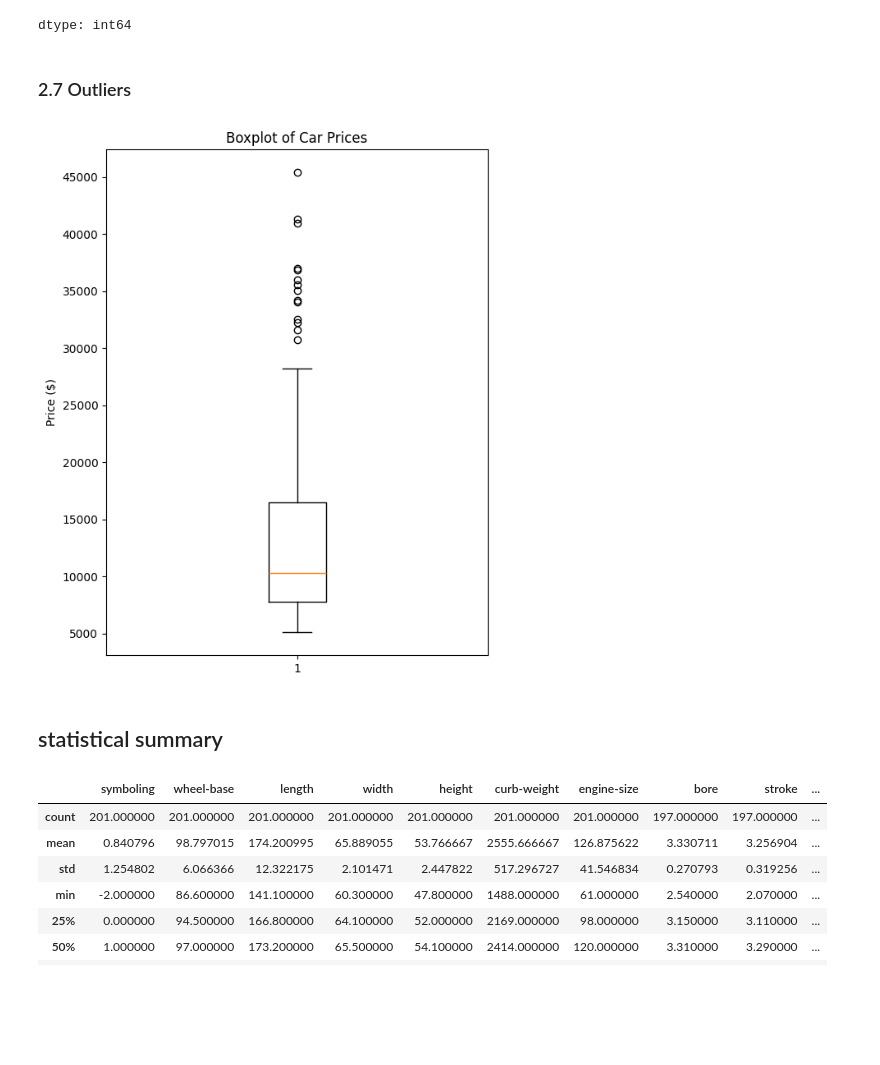
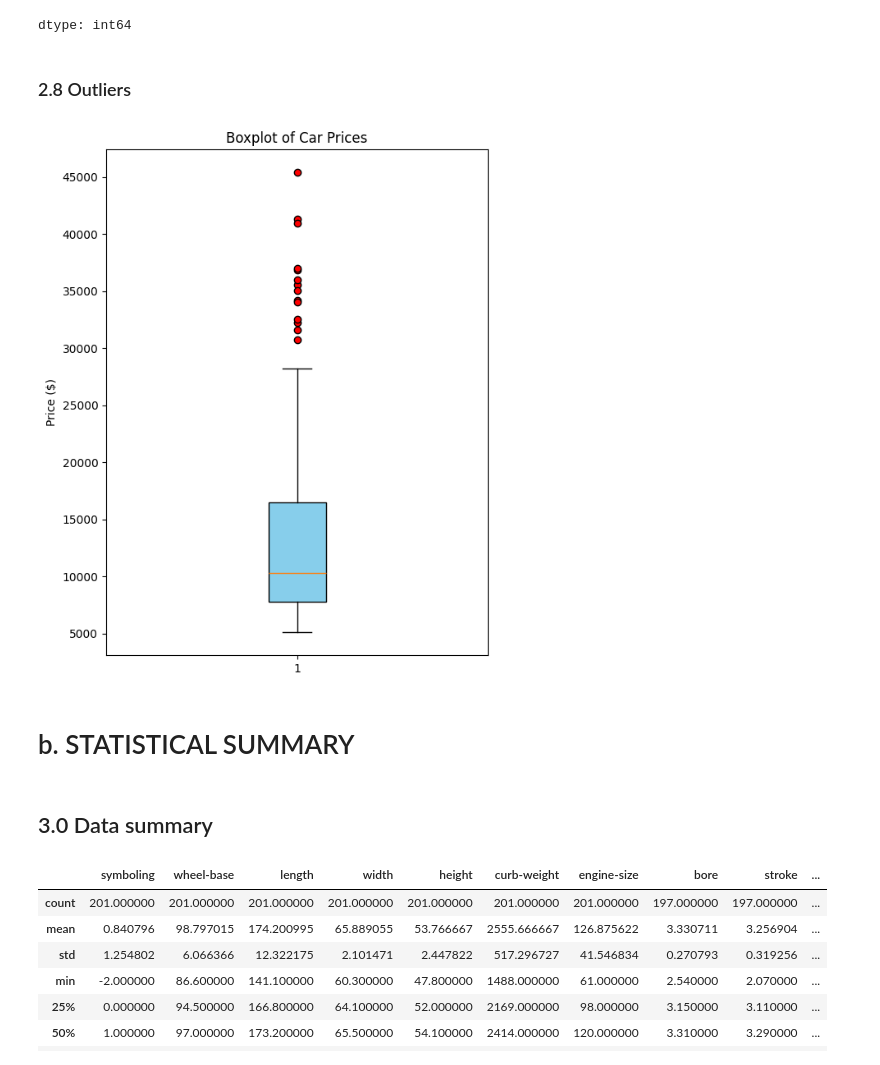
Before and after one commit to stacykeago/analytics-now, a Jupyter notebook: FDA_assignment.ipynb, the cells around one changed output. Cells and saved outputs as stored; diff of their text form; code cells hidden in the pictures; blank space fills up the shorter version.

```diff
--- a/FDA_assignment.ipynb
+++ b/FDA_assignment.ipynb
@@ -34,18 +39,20 @@ from statsmodels.stats.outliers_influence import variance_inflation_factor
 # %% [markdown]
 ## 2.0 Upload Dataset
 # %%
+# 1. Force pandas to display ALL columns and rows without truncation
+pd.set_option('display.max_columns', None)
+pd.set_option('display.width', 1000)
+
 url = 'https://cf-courses-data.s3.us.cloud-object-storage.appdomain.cloud/IBMDeveloperSkillsNetwork-DA0101EN-SkillsNetwork/labs/Data%20files/auto.csv'
 
 auto = pd.read_csv(url, header=None)
 
 # 2. Define the correct column names for this specific IBM dataset
-headers = ["symboling", "normalized-losses", "make", "fuel-type", "aspiration",
-           "num-of-doors", "body-style", "drive-wheels", "engine-location",
-           "wheel-base", "length", "width", "height", "curb-weight", "engine-type",
-           "num-of-cylinders", "engine-size", "fuel-system", "bore", "stroke",
+headers = ["symboling", "normalized-losses", "make", "fuel-type", "aspiration", "num-of-doors", "body-style", "drive-wheels", "engine-location",
+           "wheel-base", "length", "width", "height", "curb-weight", "engine-type","num-of-cylinders", "engine-size", "fuel-system", "bore", "stroke",
            "compression-ratio", "horsepower", "peak-rpm", "city-mpg", "highway-mpg", "price"]
 
-# 3. Assign the columns to your dataframe
+# 3. Assign the columns to dataframe
 auto.columns = headers
 
 # preview 10 rows
@@ -253,20 +205,24 @@ auto.nunique()
 | price | 186 |
 dtype: int64
 # %% [markdown]
-### 2.7 Outliers
+### 2.8 Outliers
 # %%
-# 4. Extract clean prices and plot
-clean_prices = auto["price"]
+# Force numeric extraction and drop missing values to prevent execution crashes
+clean_prices = pd.to_numeric(auto["price"], errors="coerce").dropna()
 
 plt.figure(figsize=(6, 8))
-plt.boxplot(clean_prices)  # Passed the variable, not a string
+plt.boxplot(clean_prices, patch_artist=True,
+            boxprops=dict(facecolor="skyblue", color="black"),
+            flierprops=dict(markerfacecolor="red", marker="o"))
 plt.title("Boxplot of Car Prices")
 plt.ylabel("Price ($)")
 plt.show()
 # %% [output]
-[figure, old version]
+[figure, new version]
+# %% [markdown]
+# b. STATISTICAL SUMMARY
 # %% [markdown]
-## statistical summary
+## 3.0 Data summary
 # %%
 auto.describe()
 # %% [output]
```
Also changed, not shown: parts of 70 cells of this notebook.
